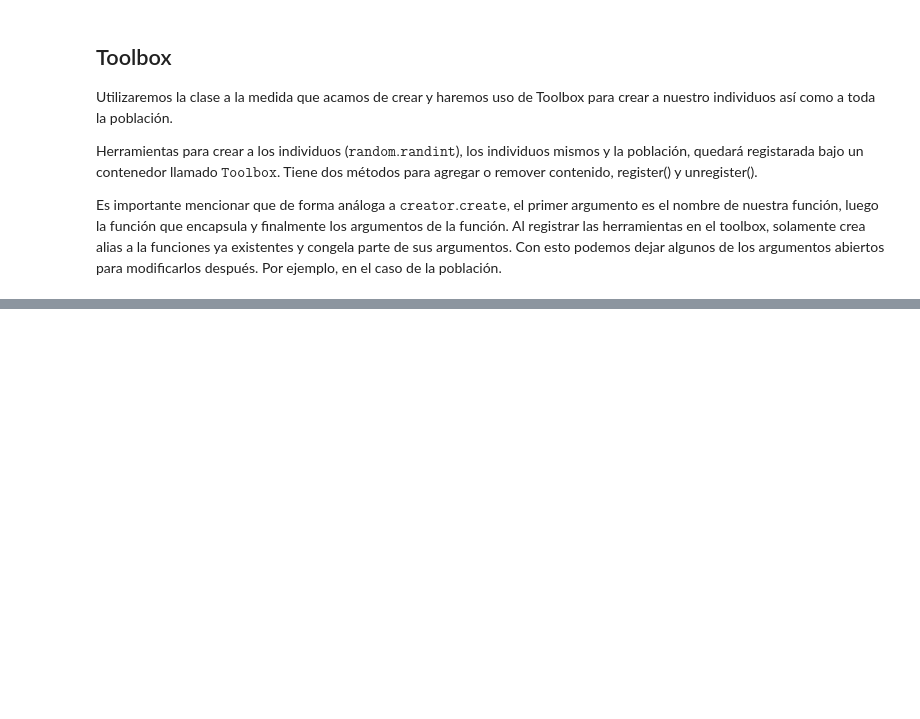
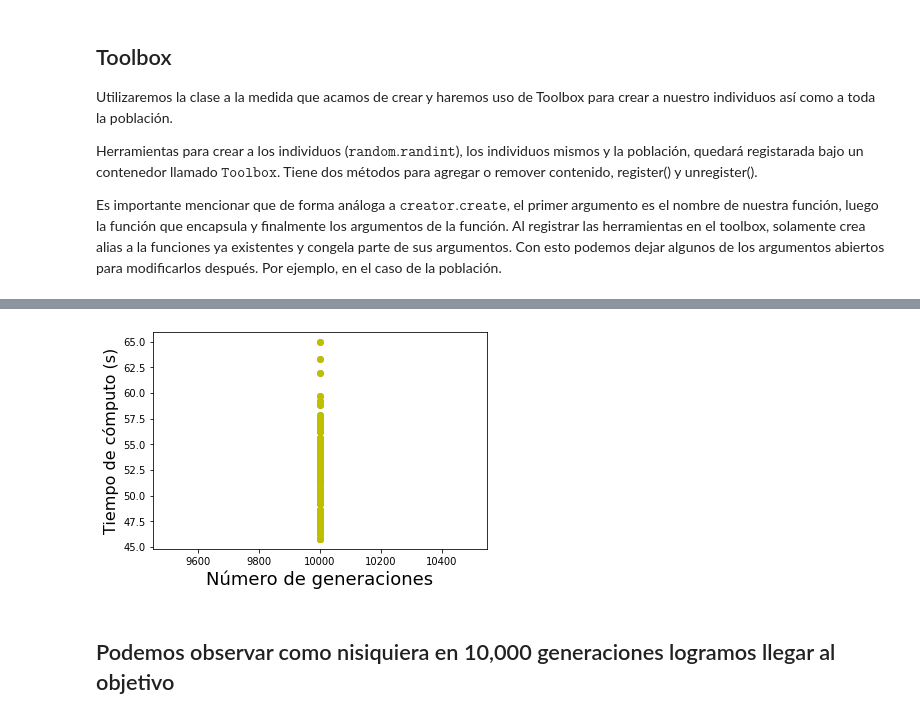
Before and after one commit to papagala/DataScienceMastersDegree, a Jupyter notebook: machine_learning/machine_learning/genetic_algorithm.ipynb, the cells around one changed output, grey strips where cells are left out. Saved outputs shown, nothing was run; the diff lists cells and outputs as text; code cells hidden in the pictures; blank space fills up the shorter version.

```diff
--- a/machine_learning/machine_learning/genetic_algorithm.ipynb
+++ b/machine_learning/machine_learning/genetic_algorithm.ipynb
@@ -190,0 +310,4 @@ Best individual is [1, 1, 1, 1, 1, 1, 1, 1, 1, 1, 1, 1, 1, 1, 1, 1, 1, 1, 1, 1,
+# %%
+datos=[generaciones_y_tiempo(tamaño_individuo=100,max_iter=10000) for i in range(100)]
+df4=limpiar_dataframe(datos)
+df4.head()
@@ -190,0 +321,6 @@ Best individual is [1, 1, 1, 1, 1, 1, 1, 1, 1, 1, 1, 1, 1, 1, 1, 1, 1, 1, 1, 1,
+# %%
+graficar_df(df4)
+# %% [output]
+[figure, added]
+# %% [markdown]
+## Podemos observar como nisiquiera en 10,000 generaciones logramos llegar al objetivo
```
Also changed, not shown: parts of 20 cells of this notebook.
